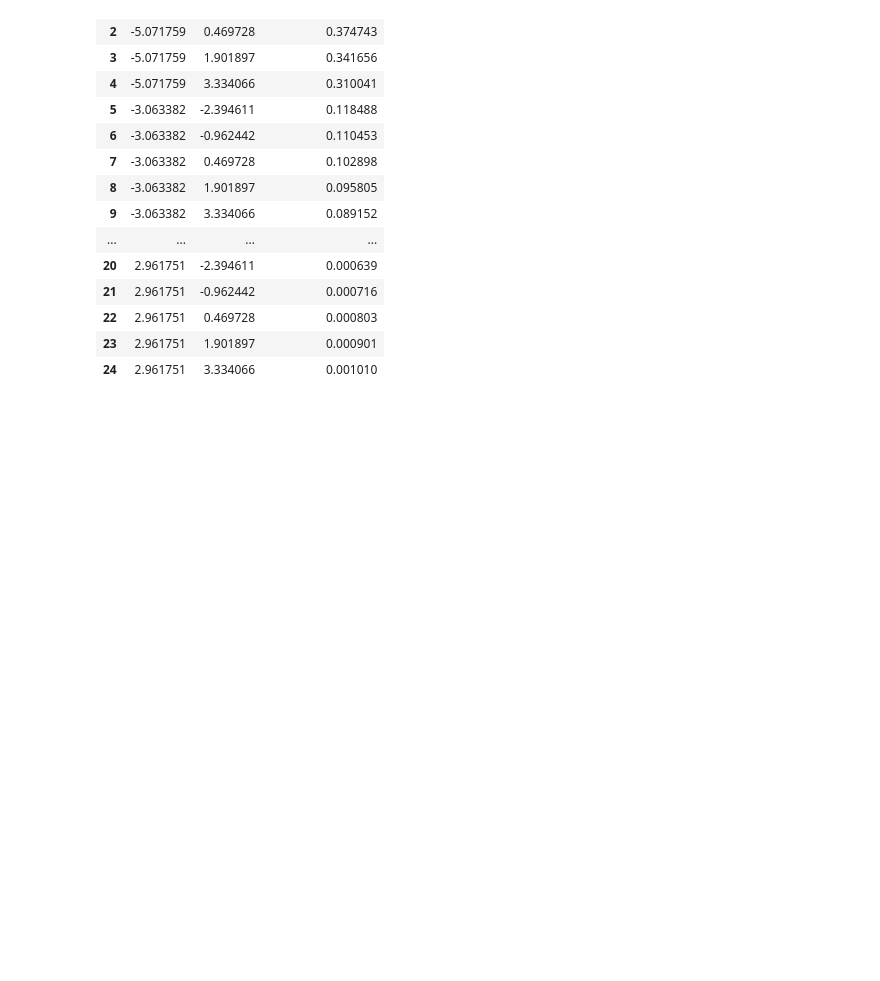
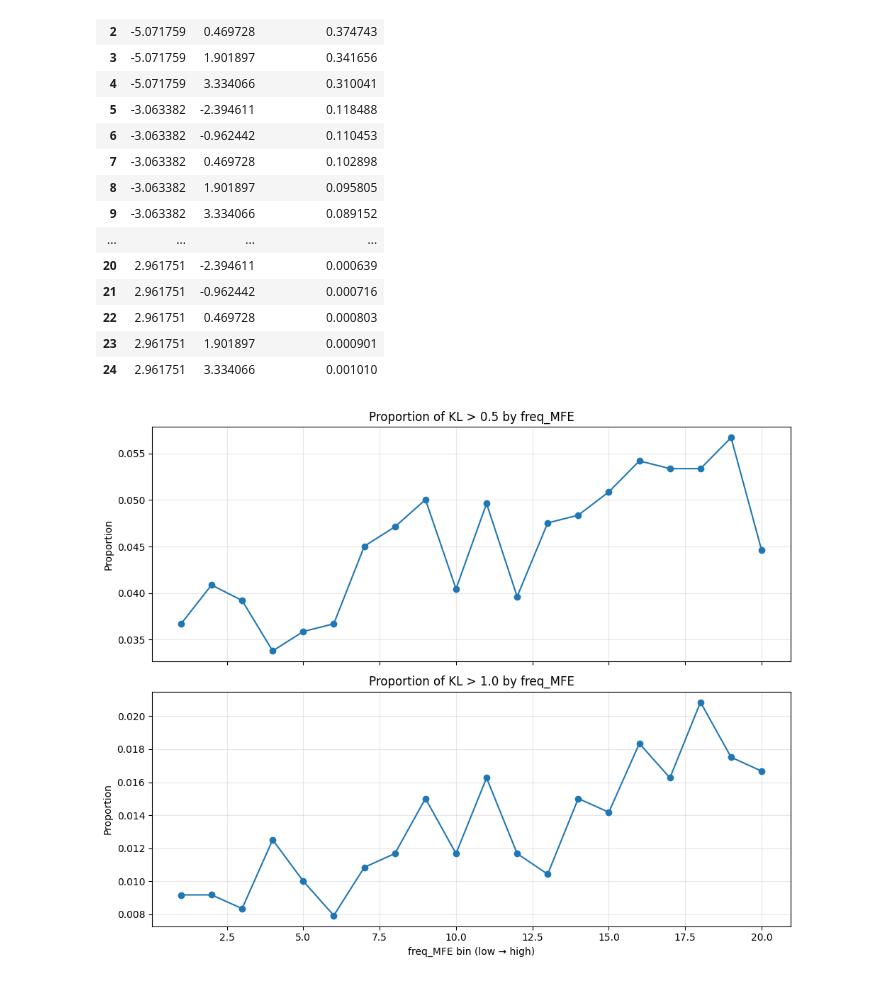
Before and after one commit to log2718/interpretable-splicing-model-torch, a Jupyter notebook: performance/inspect_features.ipynb, the cells around one changed output. Cells and saved outputs as stored; diff of their text form; code cells hidden in the pictures; blank space fills up the shorter version.

Commit message:
update graphs

```diff
--- a/performance/inspect_features.ipynb
+++ b/performance/inspect_features.ipynb
@@ -525,3 +525,32 @@ grid
 | 22 | 2.961751 | 0.469728 | 0.000803 |
 | 23 | 2.961751 | 1.901897 | 0.000901 |
 | 24 | 2.961751 | 3.334066 | 0.001010 |
+# %%
+# load data
+df = pd.read_csv("../data/test_data_rna_structure.csv")
+
+# thresholds to test
+thresholds = [0.5, 1.0]
+
+# make 20 quantile bins of freq_MFE
+df["freq_bin"] = pd.qcut(df["freq_MFE"], q=20, labels=False, duplicates="drop") + 1
+
+fig, axes = plt.subplots(2, 1, figsize=(10, 8), sharex=True)
+
+for ax, thr in zip(axes, thresholds):
+    summary = (
+        df.assign(high_kl=(df["kl"] > thr).astype(int))
+          .groupby("freq_bin")["high_kl"]
+          .mean()
+    )
+
+    ax.plot(summary.index, summary.values, marker="o")
+    ax.set_title(f"Proportion of KL > {thr} by freq_MFE")
+    ax.set_ylabel("Proportion")
+    ax.grid(alpha=0.3)
+
+axes[-1].set_xlabel("freq_MFE bin (low → high)")
+plt.tight_layout()
+plt.show()
+# %% [output]
+[figure, added]
```
Also changed, not shown: 2 other files.
